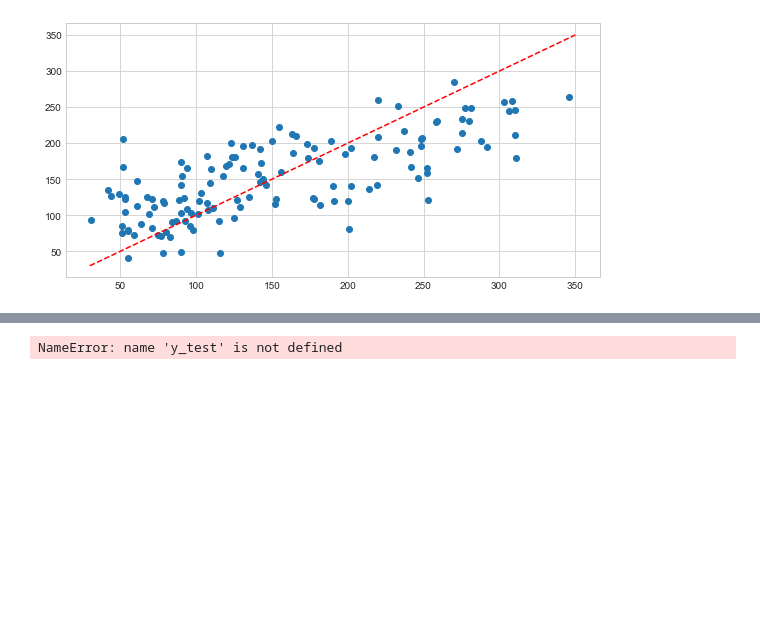
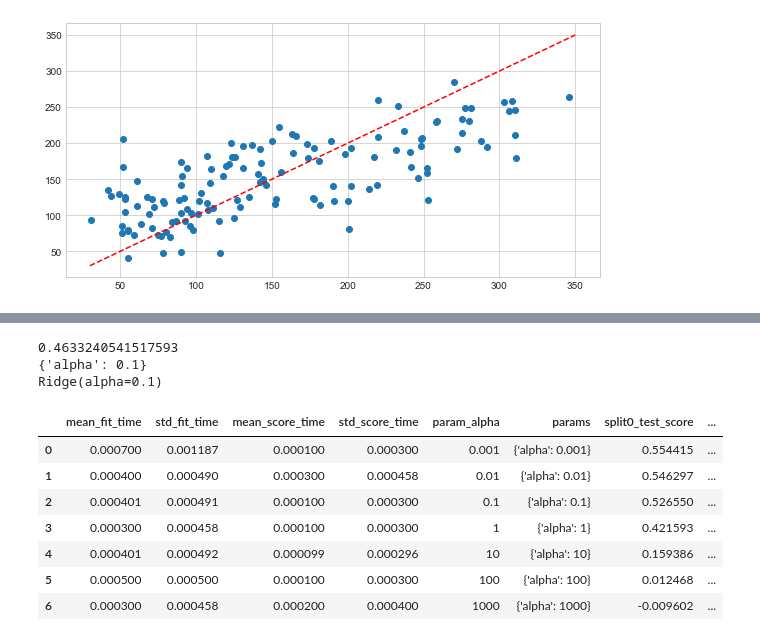
Before and after one commit to jc3wrld999/ML-100Days, a Jupyter notebook: scikit-learn.ipynb, the cells around one changed output, grey strips where cells are left out. Cells and saved outputs as stored; diff of their text form; code cells hidden in the pictures; blank space fills up the shorter version.

```diff
--- a/scikit-learn.ipynb
+++ b/scikit-learn.ipynb
@@ -237,7 +283,27 @@ print("교차 검증 정확동: {}".format(scores))
 # %%
-from sklearn.metrics import confusion_matrix
+from sklearn.model_selection import GridSearchCV
+from sklearn.linear_model import Ridge
+import pandas as pd
 
-confmat = confusion_matrix(y_true=y_test, y_pred=predict)
-print(confmat)
+alpha = [0.001, 0.01, 0.1, 1, 10, 100, 1000]
+param_grid = dict(alpha=alpha)
+
+gs = GridSearchCV(estimator=Ridge(), param_grid=param_grid, cv=10)
+result = gs.fit(diabetes.data, diabetes.target)
+
+print(result.best_score_) # 최적 점수
+print(result.best_params_) # 최적 파라미터
+print(gs.best_estimator_)
+pd.DataFrame(result.cv_results_)
 # %% [output]
-NameError: name 'y_test' is not defined
+0.4633240541517593
+{'alpha': 0.1}
+Ridge(alpha=0.1)
+|  | mean_fit_time | std_fit_time | mean_score_time | std_score_time | param_alpha | params | split0_test_score | ... |
+| 0 | 0.000700 | 0.001187 | 0.000100 | 0.000300 | 0.001 | {'alpha': 0.001} | 0.554415 | ... |
+| 1 | 0.000400 | 0.000490 | 0.000300 | 0.000458 | 0.01 | {'alpha': 0.01} | 0.546297 | ... |
+| 2 | 0.000401 | 0.000491 | 0.000100 | 0.000300 | 0.1 | {'alpha': 0.1} | 0.526550 | ... |
+| 3 | 0.000300 | 0.000458 | 0.000100 | 0.000300 | 1 | {'alpha': 1} | 0.421593 | ... |
+| 4 | 0.000401 | 0.000492 | 0.000099 | 0.000296 | 10 | {'alpha': 10} | 0.159386 | ... |
+| 5 | 0.000500 | 0.000500 | 0.000100 | 0.000300 | 100 | {'alpha': 100} | 0.012468 | ... |
+| 6 | 0.000300 | 0.000458 | 0.000200 | 0.000400 | 1000 | {'alpha': 1000} | -0.009602 | ... |
```
Also changed, not shown: parts of 22 cells of this notebook, 5 other files.
